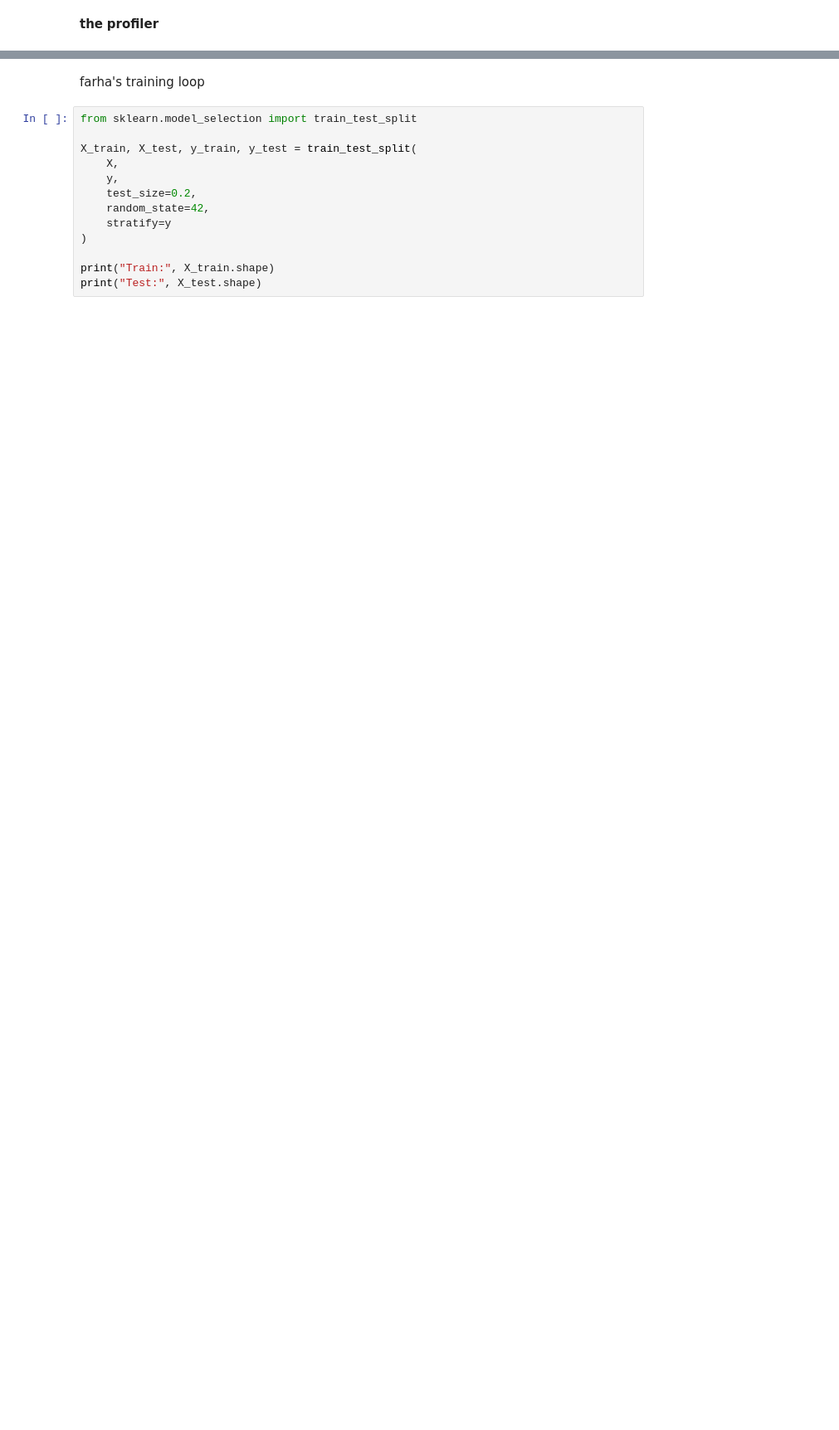
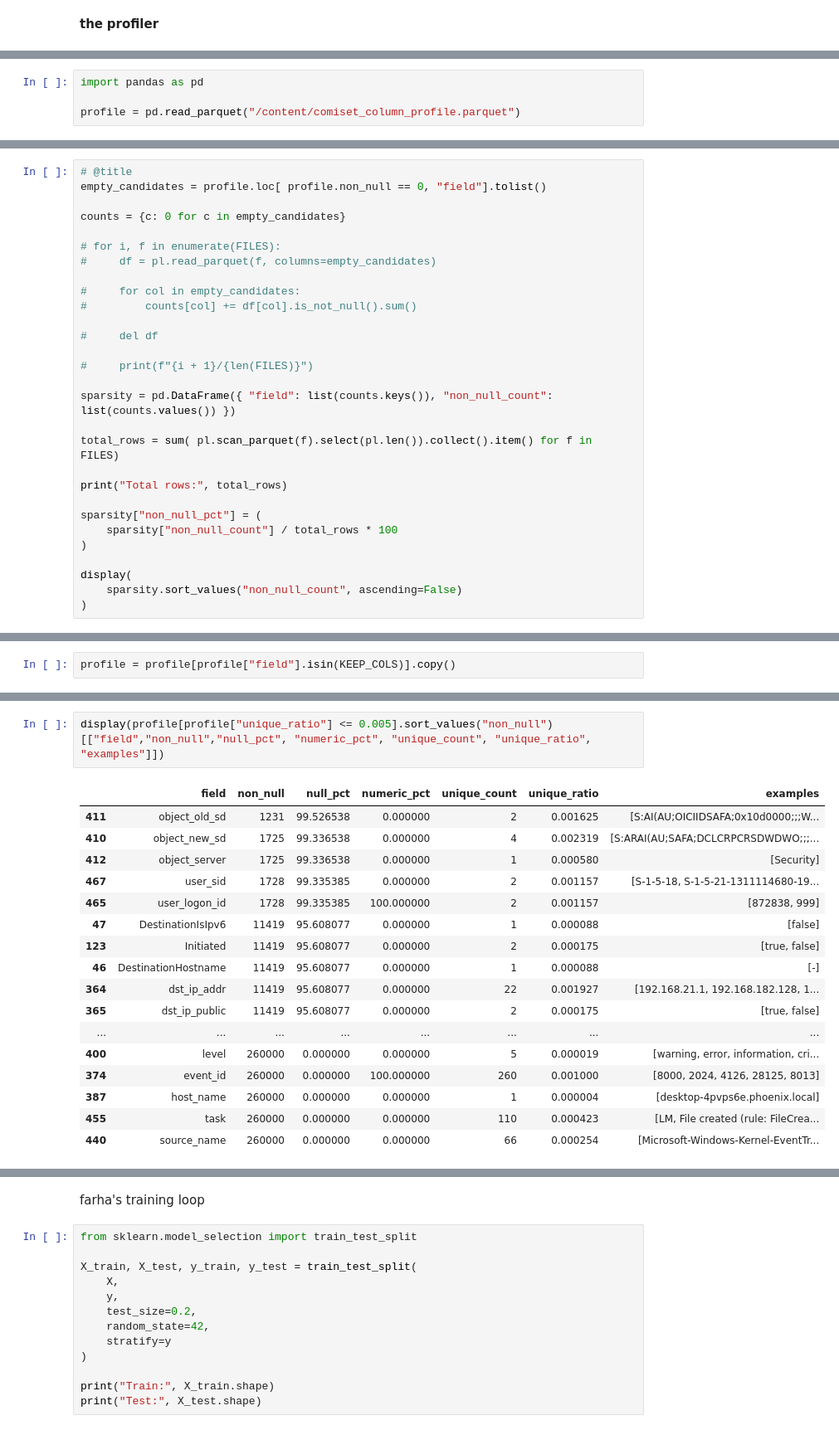
Before and after one commit to schrodinger2/theFrauds, a Jupyter notebook: ML/preprocessing/comiset.ipynb, the cells around one changed output, grey strips where cells are left out. Shown at 83% size. Saved outputs shown, nothing was run; the diff lists cells and outputs as text; blank space fills up the shorter version.

```diff
--- a/ML/preprocessing/comiset.ipynb
+++ b/ML/preprocessing/comiset.ipynb
@@ -1809,0 +1603,4 @@ for i, f in enumerate(FILES):
+# %%
+import pandas as pd
+
+profile = pd.read_parquet("/content/comiset_column_profile.parquet")
@@ -1809,0 +1611,29 @@ for i, f in enumerate(FILES):
+# %%
+# @title
+empty_candidates = profile.loc[ profile.non_null == 0, "field"].tolist()
+
+counts = {c: 0 for c in empty_candidates}
+
+# for i, f in enumerate(FILES):
+#     df = pl.read_parquet(f, columns=empty_candidates)
+
+#     for col in empty_candidates:
+#         counts[col] += df[col].is_not_null().sum()
+
+#     del df
+
+#     print(f"{i + 1}/{len(FILES)}")
+
+sparsity = pd.DataFrame({ "field": list(counts.keys()), "non_null_count": list(counts.values()) })
+
+total_rows = sum( pl.scan_parquet(f).select(pl.len()).collect().item() for f in FILES)
+
+print("Total rows:", total_rows)
+
+sparsity["non_null_pct"] = (
+    sparsity["non_null_count"] / total_rows * 100
+)
+
+display(
+    sparsity.sort_values("non_null_count", ascending=False)
+)
@@ -1809,0 +1692,2 @@ for i, f in enumerate(FILES):
+# %%
+profile = profile[profile["field"].isin(KEEP_COLS)].copy()
@@ -1809,0 +1735,20 @@ for i, f in enumerate(FILES):
+# %%
+display(profile[profile["unique_ratio"] <= 0.005].sort_values("non_null")[["field","non_null","null_pct", "numeric_pct", "unique_count", "unique_ratio", "examples"]])
+# %% [output]
+|  | field | non_null | null_pct | numeric_pct | unique_count | unique_ratio | examples |
+| 411 | object_old_sd | 1231 | 99.526538 | 0.000000 | 2 | 0.001625 | [S:AI(AU;OICIIDSAFA;0x10d0000;;;W... |
+| 410 | object_new_sd | 1725 | 99.336538 | 0.000000 | 4 | 0.002319 | [S:ARAI(AU;SAFA;DCLCRPCRSDWDWO;;;... |
+| 412 | object_server | 1725 | 99.336538 | 0.000000 | 1 | 0.000580 | [Security] |
+| 467 | user_sid | 1728 | 99.335385 | 0.000000 | 2 | 0.001157 | [S-1-5-18, S-1-5-21-1311114680-19... |
+| 465 | user_logon_id | 1728 | 99.335385 | 100.000000 | 2 | 0.001157 | [872838, 999] |
+| 47 | DestinationIsIpv6 | 11419 | 95.608077 | 0.000000 | 1 | 0.000088 | [false] |
+| 123 | Initiated | 11419 | 95.608077 | 0.000000 | 2 | 0.000175 | [true, false] |
+| 46 | DestinationHostname | 11419 | 95.608077 | 0.000000 | 1 | 0.000088 | [-] |
+| 364 | dst_ip_addr | 11419 | 95.608077 | 0.000000 | 22 | 0.001927 | [192.168.21.1, 192.168.182.128, 1... |
+| 365 | dst_ip_public | 11419 | 95.608077 | 0.000000 | 2 | 0.000175 | [true, false] |
+| ... | ... | ... | ... | ... | ... | ... | ... |
+| 400 | level | 260000 | 0.000000 | 0.000000 | 5 | 0.000019 | [warning, error, information, cri... |
+| 374 | event_id | 260000 | 0.000000 | 100.000000 | 260 | 0.001000 | [8000, 2024, 4126, 28125, 8013] |
+| 387 | host_name | 260000 | 0.000000 | 0.000000 | 1 | 0.000004 | [desktop-4pvps6e.phoenix.local] |
+| 455 | task | 260000 | 0.000000 | 0.000000 | 110 | 0.000423 | [LM, File created (rule: FileCrea... |
+| 440 | source_name | 260000 | 0.000000 | 0.000000 | 66 | 0.000254 | [Microsoft-Windows-Kernel-EventTr... |
```
Also changed, not shown: parts of 60 cells of this notebook.
